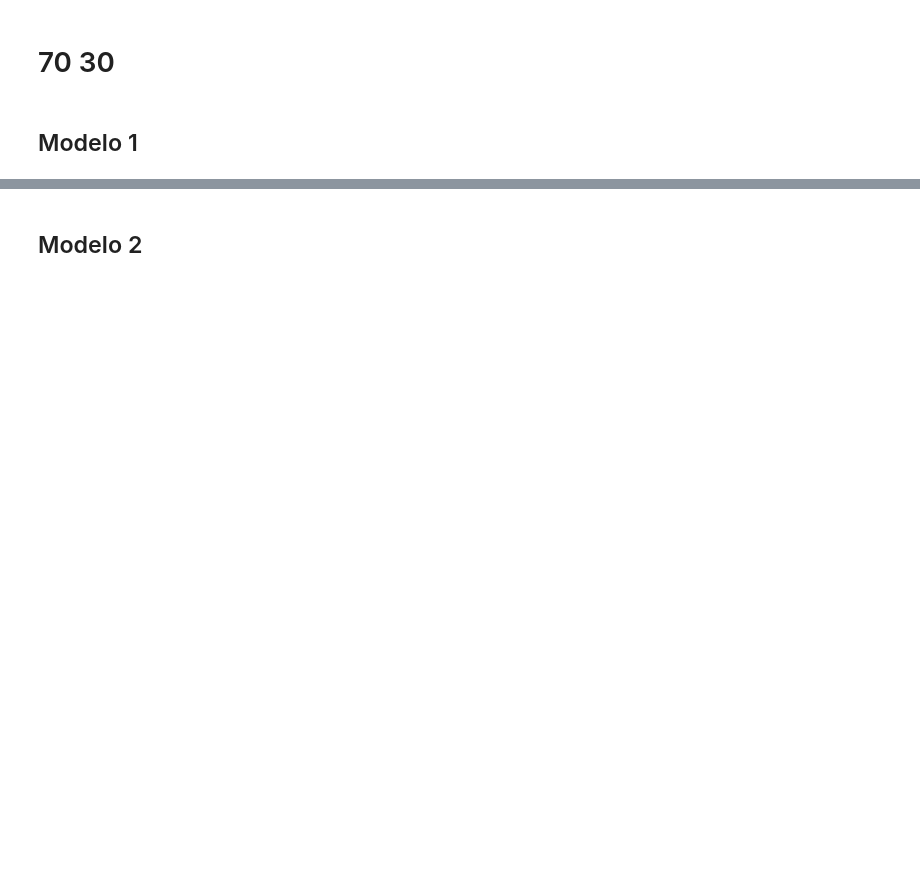
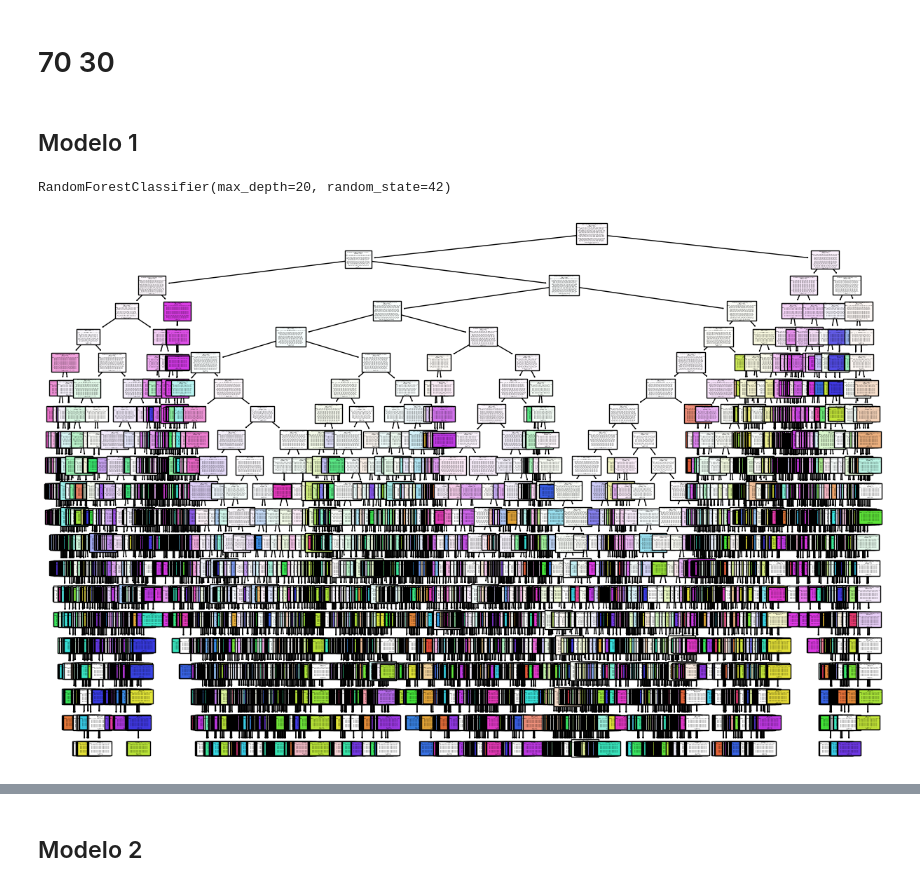
Before and after one commit to Coragg/GRDprediction, a Jupyter notebook: python/RandomForest.ipynb, the cells around one changed output, grey strips where cells are left out. Saved outputs shown, nothing was run; the diff lists cells and outputs as text; code cells hidden in the pictures; blank space fills up the shorter version.

```diff
--- a/python/RandomForest.ipynb
+++ b/python/RandomForest.ipynb
@@ -328,0 +473,12 @@ Recall (macro): 99.78%
+# %%
+# 1. Dividir los datos (70% entrenamiento / 30% prueba)
+Explicativas_rf = dataset_el_pino.drop(columns=delete_rows[0])
+Objetivo_rf = dataset_el_pino.GRD
+
+X_train_rf, X_test_rf, y_train_rf, y_test_rf = train_test_split(Explicativas_rf, Objetivo_rf, test_size=0.3, random_state=42)
+# %%
+# 2. Crear y entrenar el modelo Random Forest
+modelo_rf = RandomForestClassifier(n_estimators=100, max_depth=20, random_state=42)
+modelo_rf.fit(X_train_rf, y_train_rf)
+# %% [output]
+RandomForestClassifier(max_depth=20, random_state=42)
@@ -328,0 +487,7 @@ Recall (macro): 99.78%
+# %%
+# 3. Visualizar uno de los árboles
+plt.figure(figsize=(15,10))
+plot_tree(modelo_rf.estimators_[0], feature_names=Explicativas_rf.columns, class_names=Objetivo_rf.unique().astype(str), filled=True)
+plt.show()
+# %% [output]
+[figure, added]
```
Also changed, not shown: parts of 40 cells of this notebook.
